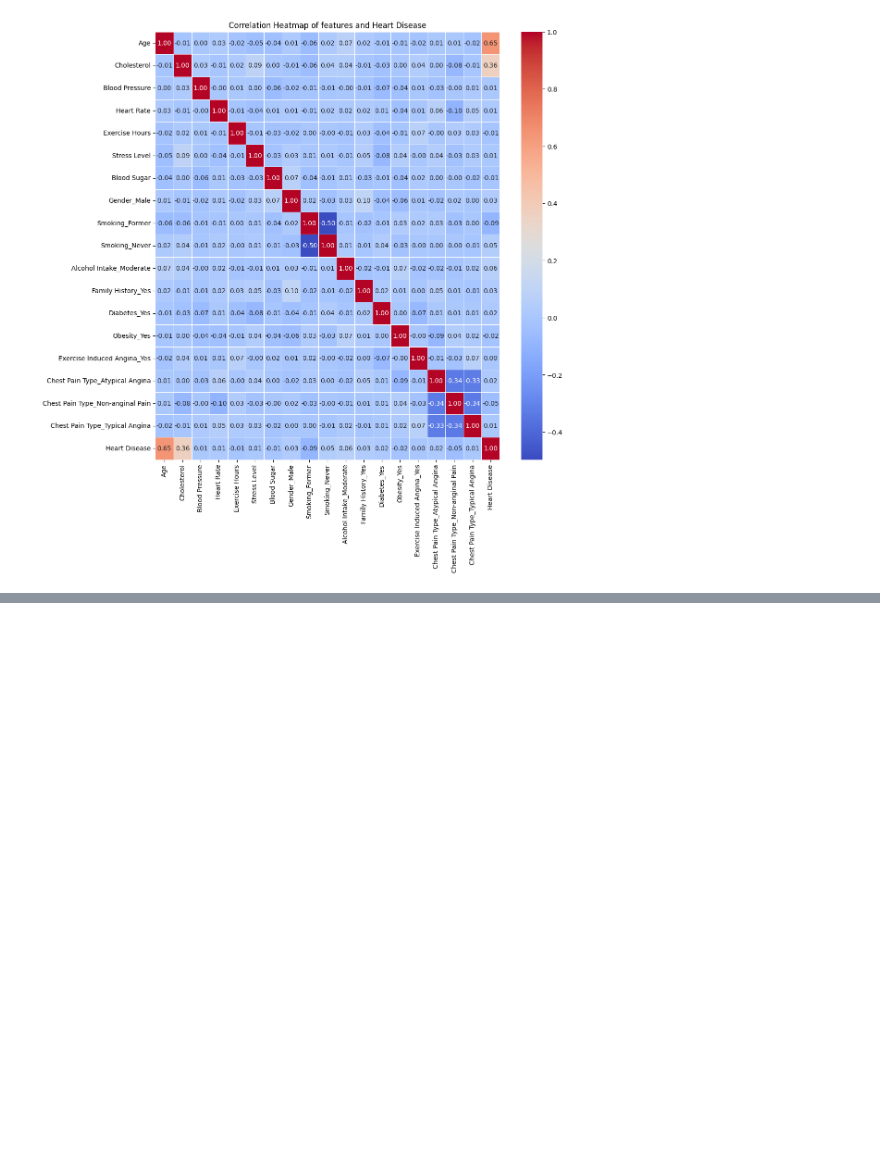
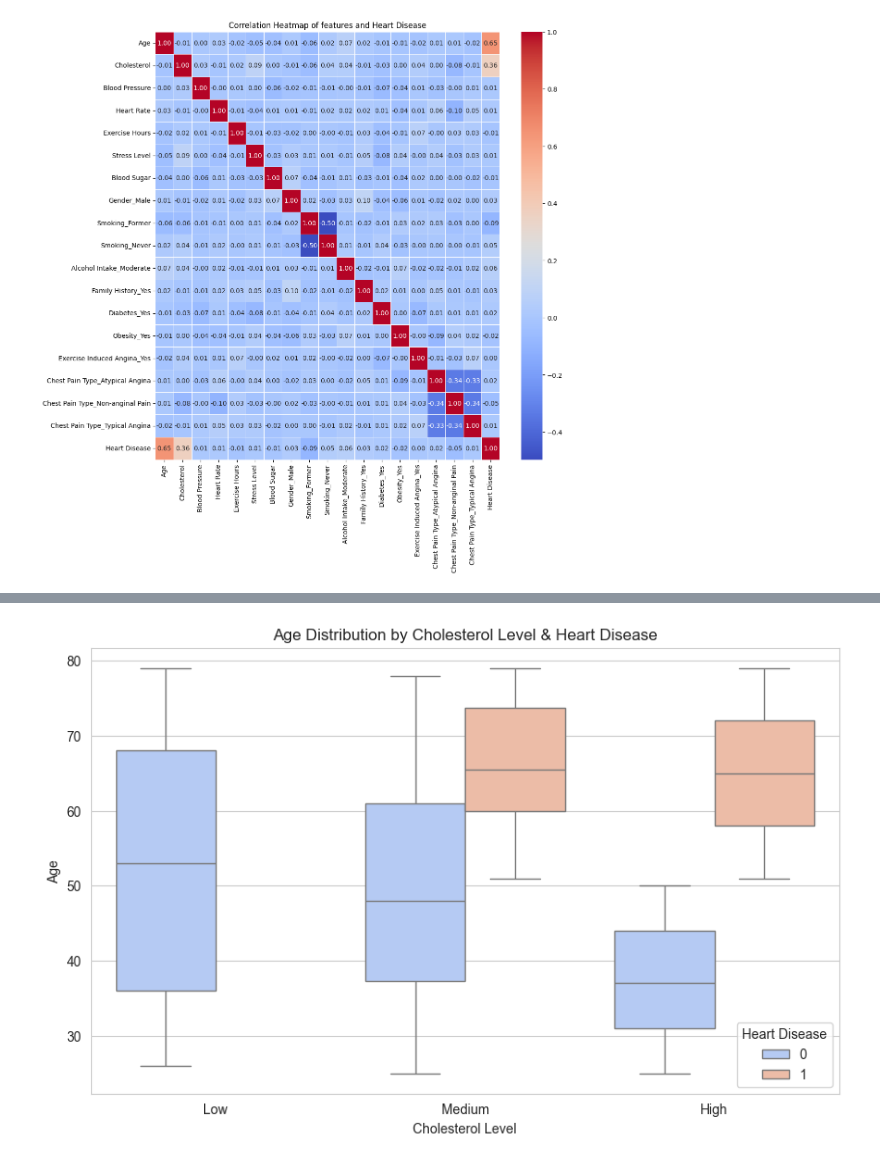
Before and after one commit to prajithravisankar/heart-disease-prediction, a Jupyter notebook: notebooks/exploratory_analysis.ipynb, the cells around one changed output, grey strips where cells are left out. Drawn from its saved outputs; the diff is of its cells as text; code cells hidden in the pictures; blank space fills up the shorter version.

```diff
--- a/notebooks/exploratory_analysis.ipynb
+++ b/notebooks/exploratory_analysis.ipynb
@@ -24,0 +54,32 @@ plt.show()
+# %%
+import seaborn as sns
+import matplotlib.pyplot as plt
+import pandas as pd
+
+# Load the dataset
+df = pd.read_csv("../data/processed/cleaned_data.csv")
+
+# Create Cholesterol_Level column based on max membership
+df['Cholesterol_Level'] = df[['Cholesterol_low', 'Cholesterol_medium', 'Cholesterol_high']].idxmax(axis=1)
+df['Cholesterol_Level'] = df['Cholesterol_Level'].replace({
+    'Cholesterol_low': 'Low',
+    'Cholesterol_medium': 'Medium',
+    'Cholesterol_high': 'High'
+})
+
+# Define custom order
+cholesterol_order = ["Low", "Medium", "High"]
+
+# Plot boxplot with custom order
+plt.figure(figsize=(10, 6))
+sns.boxplot(x="Cholesterol_Level", y="Age", hue="Heart Disease", data=df,
+            order=cholesterol_order, palette="coolwarm")
+
+# Customize plot
+plt.title("Age Distribution by Cholesterol Level & Heart Disease")
+plt.xlabel("Cholesterol Level")
+plt.ylabel("Age")
+plt.legend(title="Heart Disease")
+plt.show()
+# %% [output]
+[figure, added]
```
Also changed, not shown: parts of 4 cells of this notebook, 3 other files.
